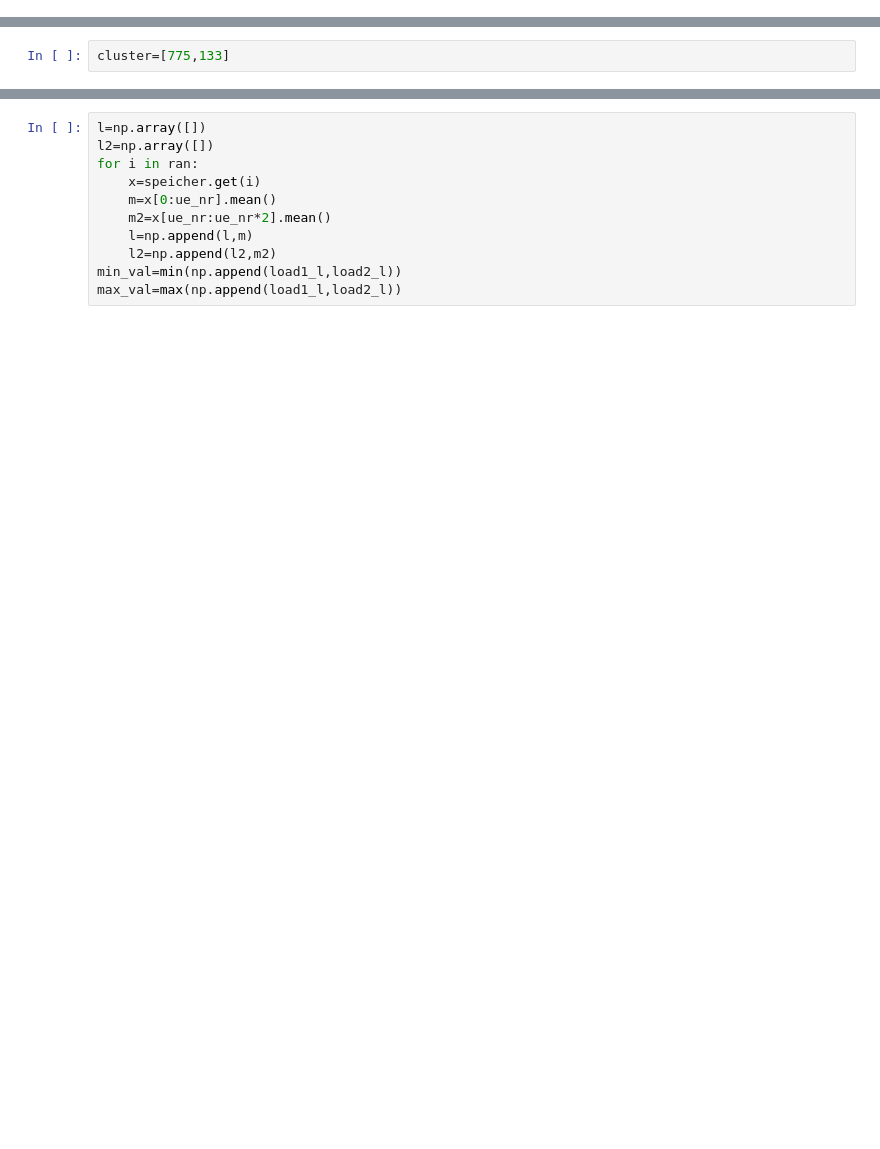
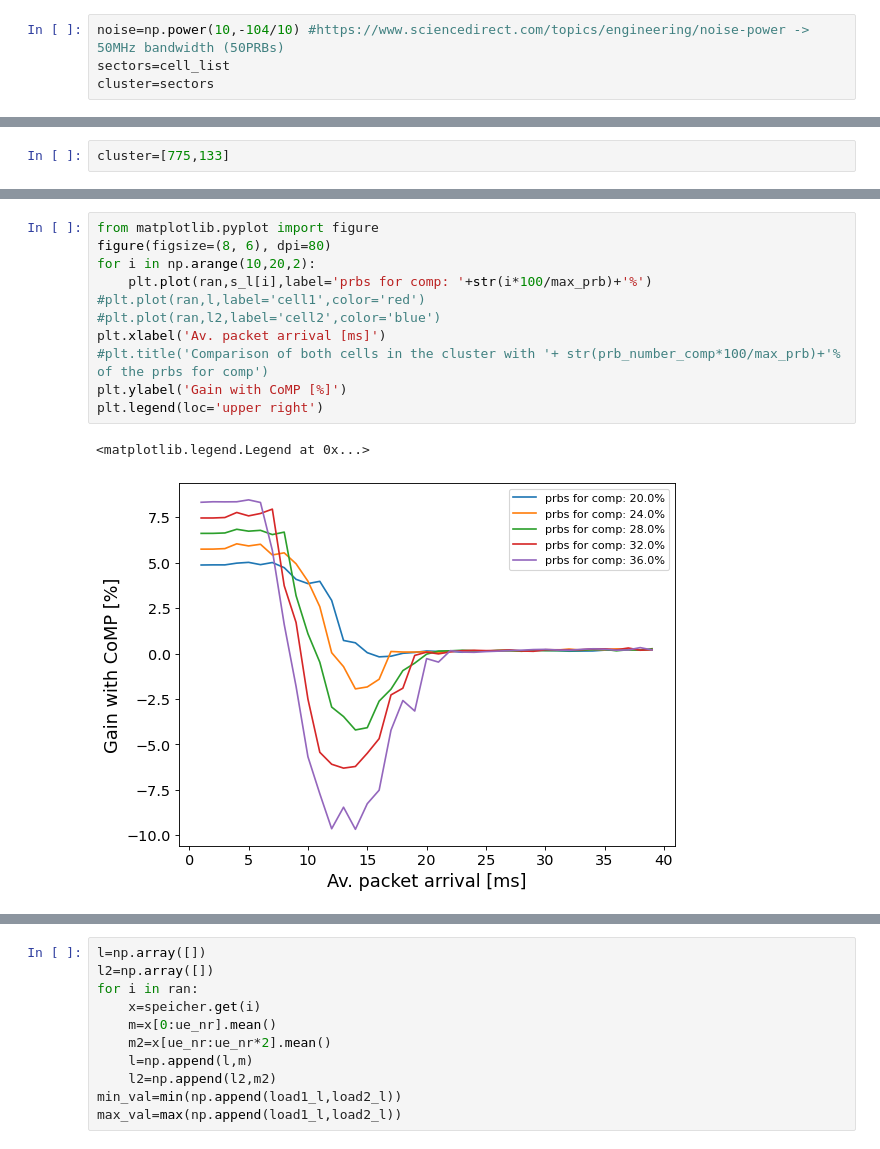
Before and after one commit to CarolineZoll/EDS, a Jupyter notebook: CoMP_Analysis.ipynb, the cells around one changed output, grey strips where cells are left out. Drawn from its saved outputs; the diff is of its cells as text; blank space fills up the shorter version.

```diff
--- a/CoMP_Analysis.ipynb
+++ b/CoMP_Analysis.ipynb
@@ -17,0 +114,4 @@ sectors=df['PCI Serving'].unique()
+# %%
+noise=np.power(10,-104/10) #https://www.sciencedirect.com/topics/engineering/noise-power -> 50MHz bandwidth (50PRBs)
+sectors=cell_list
+cluster=sectors
@@ -29,3 +557,17 @@ ue_dict_red2,ue_all=eds.get_user_from_cluster_random(ue_dict,cluster,ue_nr)
+# %%
+from matplotlib.pyplot import figure
+figure(figsize=(8, 6), dpi=80)
+for i in np.arange(10,20,2):
+    plt.plot(ran,s_l[i],label='prbs for comp: '+str(i*100/max_prb)+'%')
+#plt.plot(ran,l,label='cell1',color='red')
+#plt.plot(ran,l2,label='cell2',color='blue')
+plt.xlabel('Av. packet arrival [ms]')
+#plt.title('Comparison of both cells in the cluster with '+ str(prb_number_comp*100/max_prb)+'% of the prbs for comp')
+plt.ylabel('Gain with CoMP [%]')
+plt.legend(loc='upper right')
+# %% [output]
+<matplotlib.legend.Legend at 0x...>
+[figure, added]
 # %%
 load1_l=np.array([])
 load2_l=np.array([])
```
Also changed, not shown: parts of 51 cells of this notebook, 5 other files.
